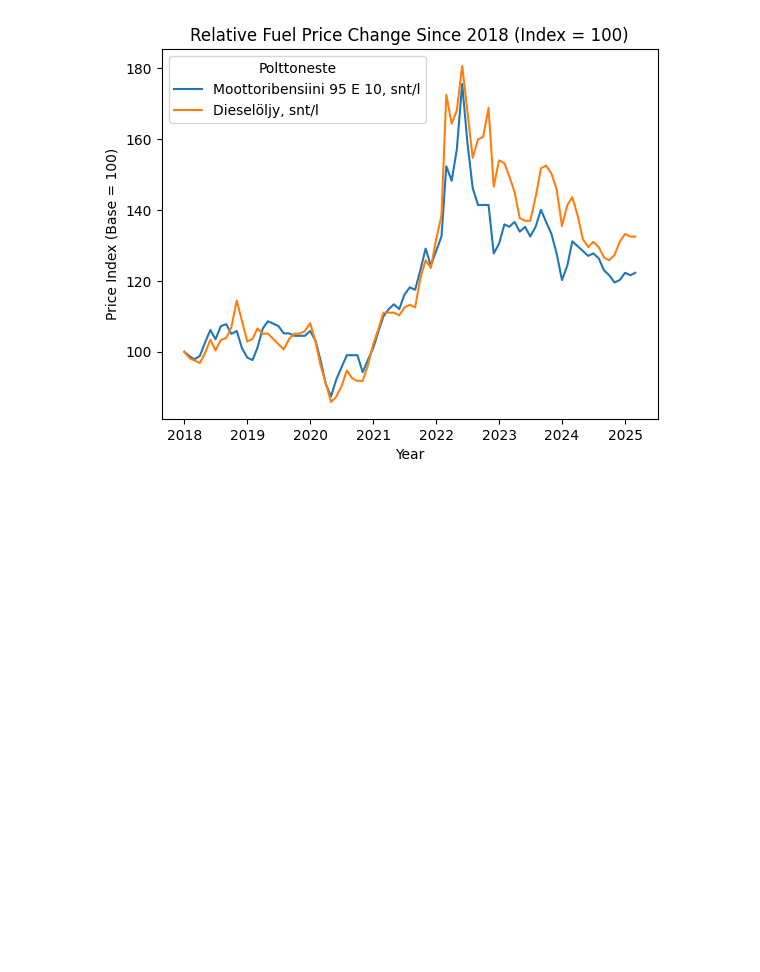
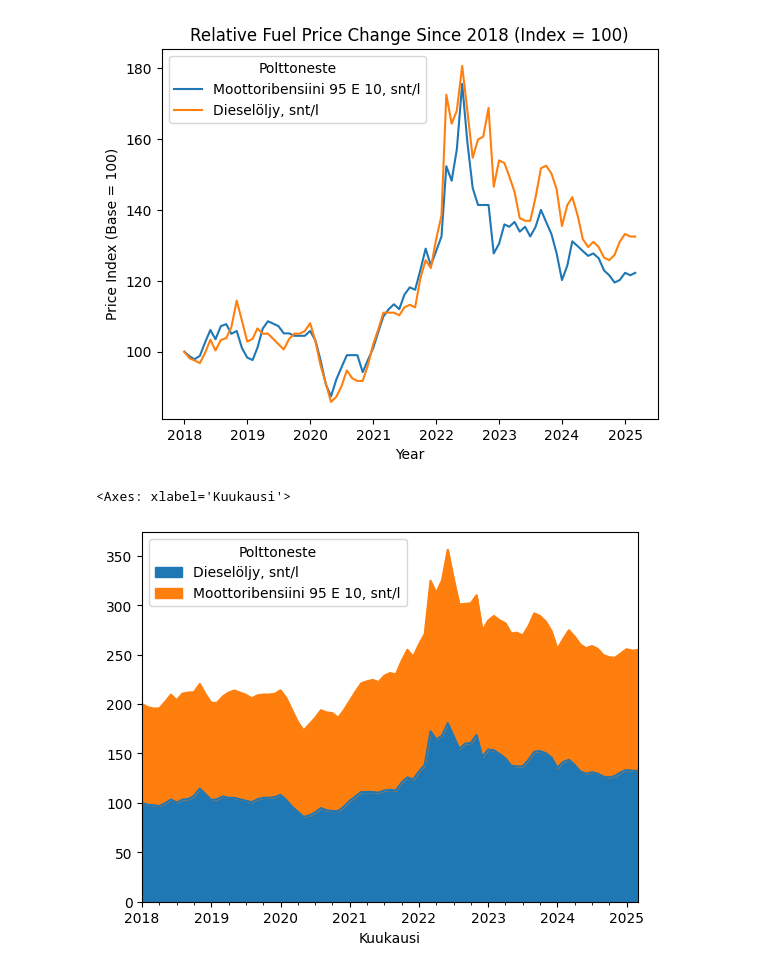
Before and after one commit to Nickeniklas/fuel_data_EDA, a Jupyter notebook: vis.ipynb, the cells around one changed output. Drawn from its saved outputs; the diff is of its cells as text; code cells hidden in the pictures; blank space fills up the shorter version.

Commit message:
relative plot

```diff
--- a/vis.ipynb
+++ b/vis.ipynb
@@ -238,3 +232,14 @@ plt.xlabel('Year')
 plt.show()
 # %% [output]
 [figure]
+# %%
+# Temporarily reset index for pivot only
+five_years_pivot = five_years_data.reset_index().pivot(
+    index='Kuukausi',
+    columns='Polttoneste',
+    values='indexed_price'
+)
+five_years_pivot.plot.area()
+# %% [output]
+<Axes: xlabel='Kuukausi'>
+[figure, added]
```
Also changed, not shown: parts of 1 cell of this notebook.
